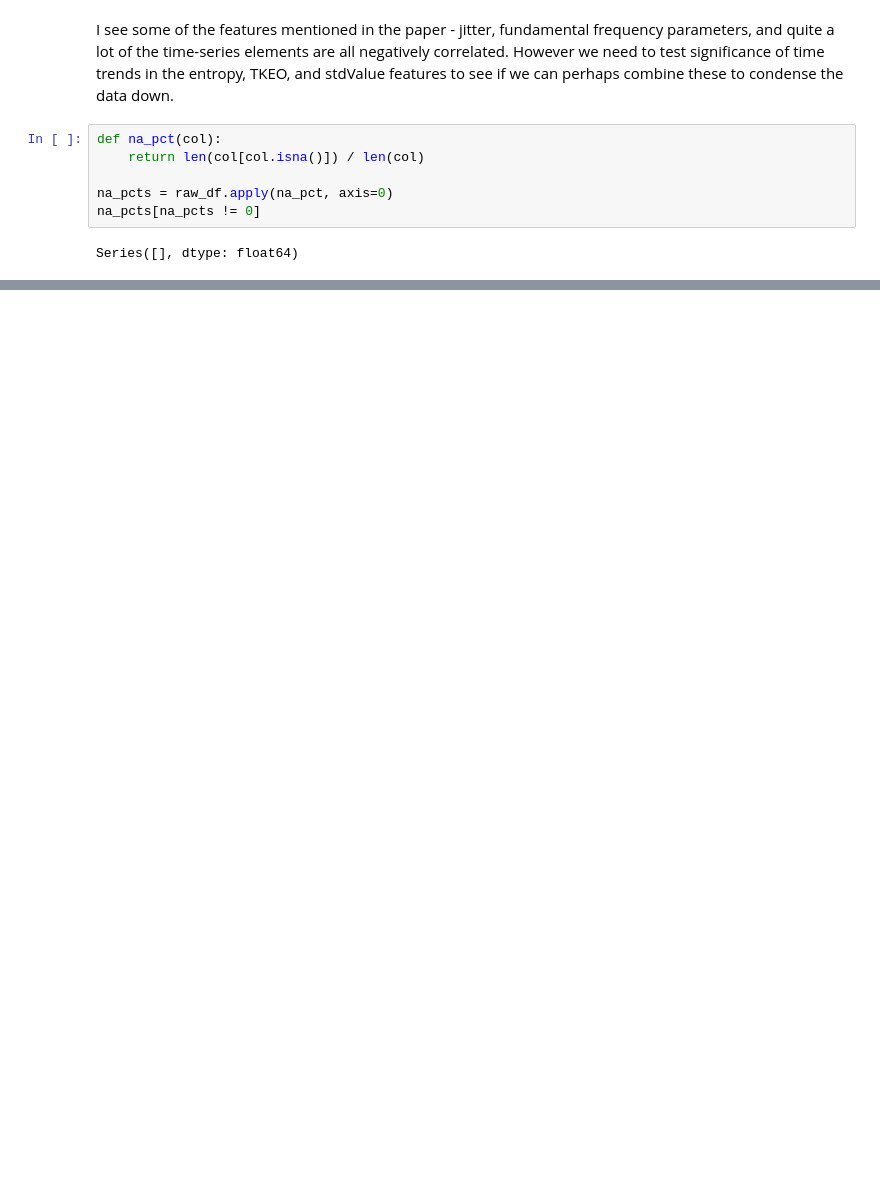
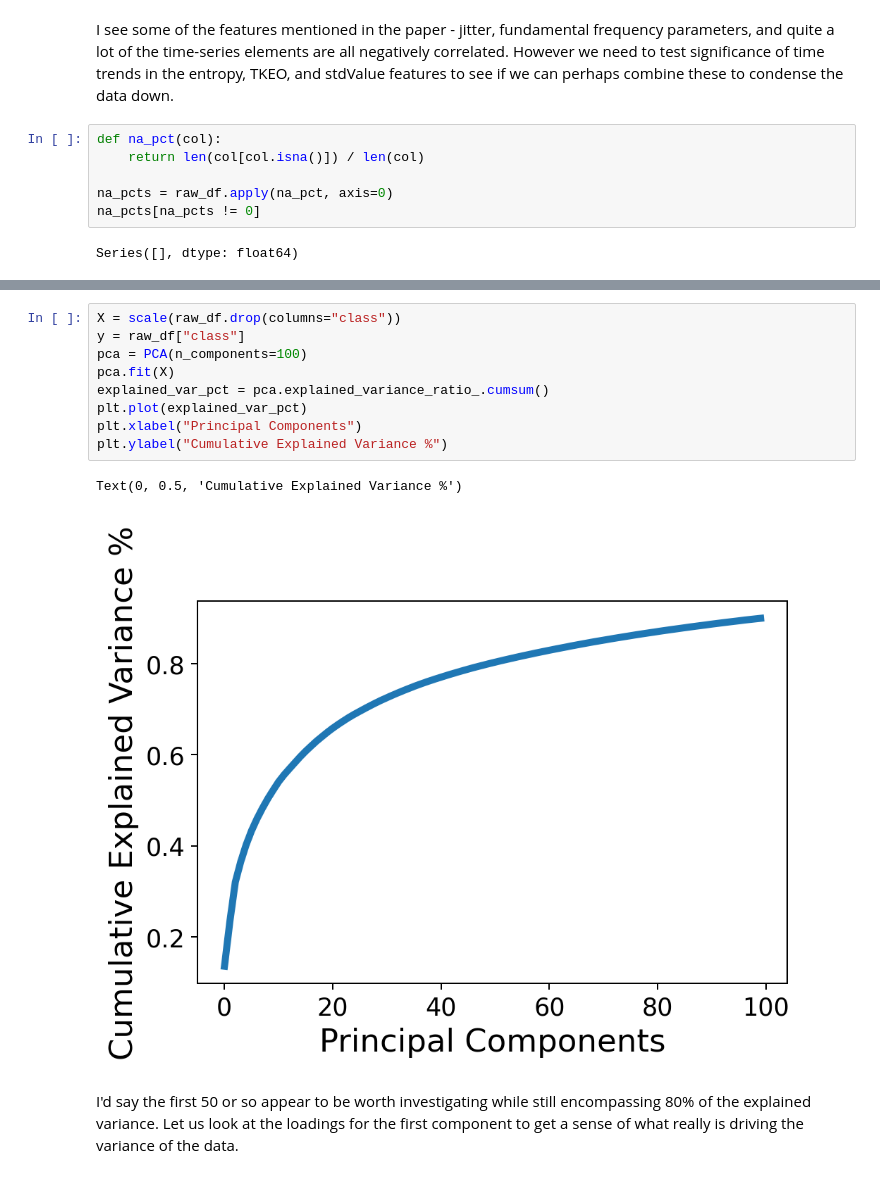
Before and after one commit to Mark-Oussoren/Parkinson_Classification, a Jupyter notebook: notebooks/EDA - Mark.ipynb, the cells around one changed output, grey strips where cells are left out. Saved outputs shown, nothing was run; the diff lists cells and outputs as text; blank space fills up the shorter version.

```diff
--- a/notebooks/EDA - Mark.ipynb
+++ b/notebooks/EDA - Mark.ipynb
@@ -87,0 +85,14 @@ That's a good sanity check - there's no variance in the outcomes for data with t
+# %%
+X = scale(raw_df.drop(columns="class"))
+y = raw_df["class"]
+pca = PCA(n_components=100)
+pca.fit(X)
+explained_var_pct = pca.explained_variance_ratio_.cumsum()
+plt.plot(explained_var_pct)
+plt.xlabel("Principal Components")
+plt.ylabel("Cumulative Explained Variance %")
+# %% [output]
+Text(0, 0.5, 'Cumulative Explained Variance %')
+[figure, added]
+# %% [markdown]
+I'd say the first 50 or so appear to be worth investigating while still encompassing 80% of the explained variance. Let us look at the loadings for the first component to get a sense of what really is driving the variance of the data.
```
Also changed, not shown: parts of 16 cells of this notebook.
